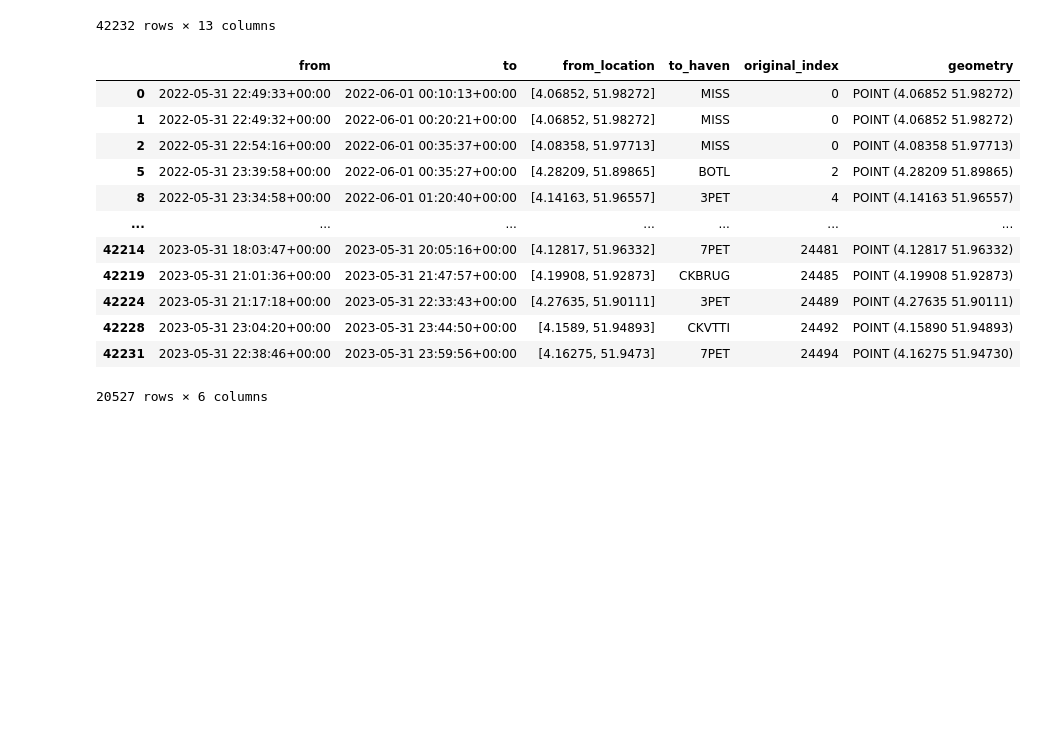
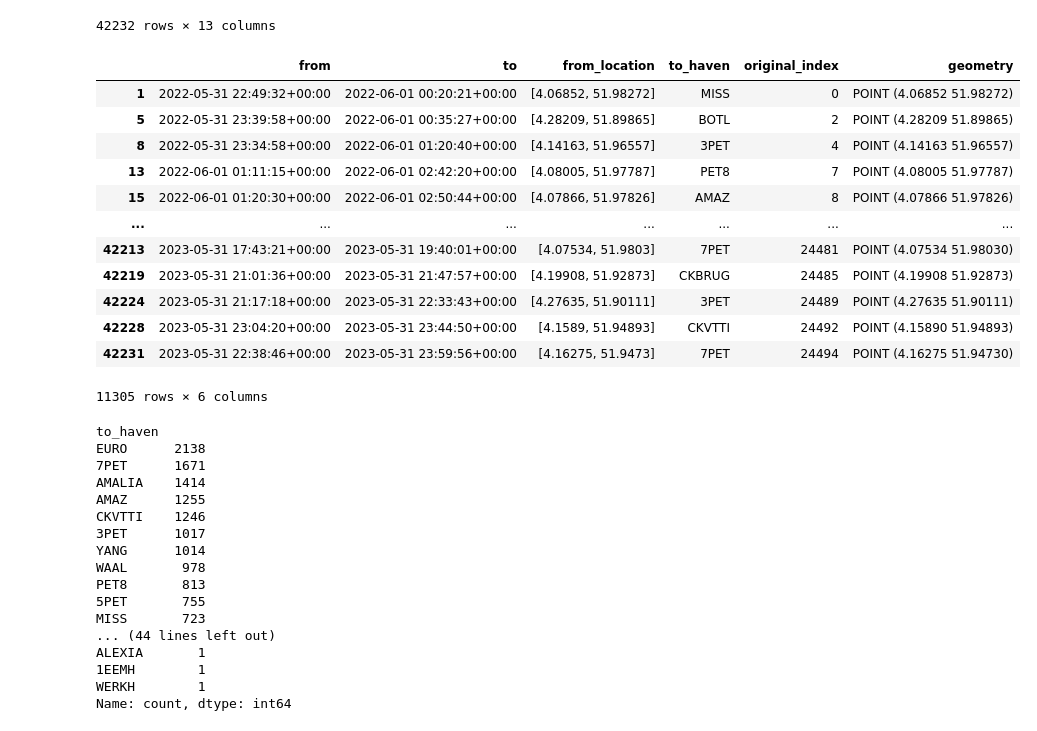
Before and after one commit to allanguzmanf/CIEM6302, a Jupyter notebook: EDA_tow.ipynb, the cells around one changed output. Drawn from its saved outputs; the diff is of its cells as text; code cells hidden in the pictures; blank space fills up the shorter version.

```diff
--- a/EDA_tow.ipynb
+++ b/EDA_tow.ipynb
@@ -97,19 +97,48 @@ tugs_incoming['geometry'] = tugs_incoming['from_location'].apply(lambda coord: P
 # Convert the DataFrame to a GeoDataFrame
 tugs_incoming_gdf = gpd.GeoDataFrame(tugs_incoming, geometry='geometry')
 tugs_incoming_gdf = tugs_incoming_gdf.set_crs("EPSG:4326")
+# %%
+tugs_incoming_gdf['from'] = pd.to_datetime(tugs_incoming_gdf['from'],format='ISO8601')
+tugs_incoming_gdf['to'] = pd.to_datetime(tugs_incoming_gdf['to'],format='ISO8601')
+
+
+# Find the index of the earliest datetime for each original_index
+earliest_indices = tugs_incoming_gdf.groupby('original_index')['from'].idxmin()
+
+# Select the rows with the earliest datetime
+result_gdf = tugs_incoming_gdf.loc[earliest_indices]
+result_gdf
+# %% [output]
+|  | from | to | from_location | to_haven | original_index | geometry |
+| 1 | 2022-05-31 22:49:32+00:00 | 2022-06-01 00:20:21+00:00 | [4.06852, 51.98272] | MISS | 0 | POINT (4.06852 51.98272) |
+| 5 | 2022-05-31 23:39:58+00:00 | 2022-06-01 00:35:27+00:00 | [4.28209, 51.89865] | BOTL | 2 | POINT (4.28209 51.89865) |
+| 8 | 2022-05-31 23:34:58+00:00 | 2022-06-01 01:20:40+00:00 | [4.14163, 51.96557] | 3PET | 4 | POINT (4.14163 51.96557) |
+| 13 | 2022-06-01 01:11:15+00:00 | 2022-06-01 02:42:20+00:00 | [4.08005, 51.97787] | PET8 | 7 | POINT (4.08005 51.97787) |
+| 15 | 2022-06-01 01:20:30+00:00 | 2022-06-01 02:50:44+00:00 | [4.07866, 51.97826] | AMAZ | 8 | POINT (4.07866 51.97826) |
+| ... | ... | ... | ... | ... | ... | ... |
+| 42213 | 2023-05-31 17:43:21+00:00 | 2023-05-31 19:40:01+00:00 | [4.07534, 51.9803] | 7PET | 24481 | POINT (4.07534 51.98030) |
+| 42219 | 2023-05-31 21:01:36+00:00 | 2023-05-31 21:47:57+00:00 | [4.19908, 51.92873] | CKBRUG | 24485 | POINT (4.19908 51.92873) |
+| 42224 | 2023-05-31 21:17:18+00:00 | 2023-05-31 22:33:43+00:00 | [4.27635, 51.90111] | 3PET | 24489 | POINT (4.27635 51.90111) |
+| 42228 | 2023-05-31 23:04:20+00:00 | 2023-05-31 23:44:50+00:00 | [4.1589, 51.94893] | CKVTTI | 24492 | POINT (4.15890 51.94893) |
+| 42231 | 2023-05-31 22:38:46+00:00 | 2023-05-31 23:59:56+00:00 | [4.16275, 51.9473] | 7PET | 24494 | POINT (4.16275 51.94730) |
+11305 rows × 6 columns
 # %%
-tugs_incoming_gdf
+tugs_incoming_gdf['to_haven'].value_counts()
 # %% [output]
-|  | from | to | from_location | to_haven | original_index | geometry |
-| 0 | 2022-05-31 22:49:33+00:00 | 2022-06-01 00:10:13+00:00 | [4.06852, 51.98272] | MISS | 0 | POINT (4.06852 51.98272) |
-| 1 | 2022-05-31 22:49:32+00:00 | 2022-06-01 00:20:21+00:00 | [4.06852, 51.98272] | MISS | 0 | POINT (4.06852 51.98272) |
-| 2 | 2022-05-31 22:54:16+00:00 | 2022-06-01 00:35:37+00:00 | [4.08358, 51.97713] | MISS | 0 | POINT (4.08358 51.97713) |
-| 5 | 2022-05-31 23:39:58+00:00 | 2022-06-01 00:35:27+00:00 | [4.28209, 51.89865] | BOTL | 2 | POINT (4.28209 51.89865) |
-| 8 | 2022-05-31 23:34:58+00:00 | 2022-06-01 01:20:40+00:00 | [4.14163, 51.96557] | 3PET | 4 | POINT (4.14163 51.96557) |
-| ... | ... | ... | ... | ... | ... | ... |
-| 42214 | 2023-05-31 18:03:47+00:00 | 2023-05-31 20:05:16+00:00 | [4.12817, 51.96332] | 7PET | 24481 | POINT (4.12817 51.96332) |
-| 42219 | 2023-05-31 21:01:36+00:00 | 2023-05-31 21:47:57+00:00 | [4.19908, 51.92873] | CKBRUG | 24485 | POINT (4.19908 51.92873) |
-| 42224 | 2023-05-31 21:17:18+00:00 | 2023-05-31 22:33:43+00:00 | [4.27635, 51.90111] | 3PET | 24489 | POINT (4.27635 51.90111) |
-| 42228 | 2023-05-31 23:04:20+00:00 | 2023-05-31 23:44:50+00:00 | [4.1589, 51.94893] | CKVTTI | 24492 | POINT (4.15890 51.94893) |
-| 42231 | 2023-05-31 22:38:46+00:00 | 2023-05-31 23:59:56+00:00 | [4.16275, 51.9473] | 7PET | 24494 | POINT (4.16275 51.94730) |
-20527 rows × 6 columns
+to_haven
+EURO      2138
+7PET      1671
+AMALIA    1414
+AMAZ      1255
+CKVTTI    1246
+3PET      1017
+YANG      1014
+WAAL       978
+PET8       813
+5PET       755
+MISS       723
+... (44 lines left out)
+ALEXIA       1
+1EEMH        1
+WERKH        1
+Name: count, dtype: int64
```
Also changed, not shown: parts of 1 cell of this notebook.
